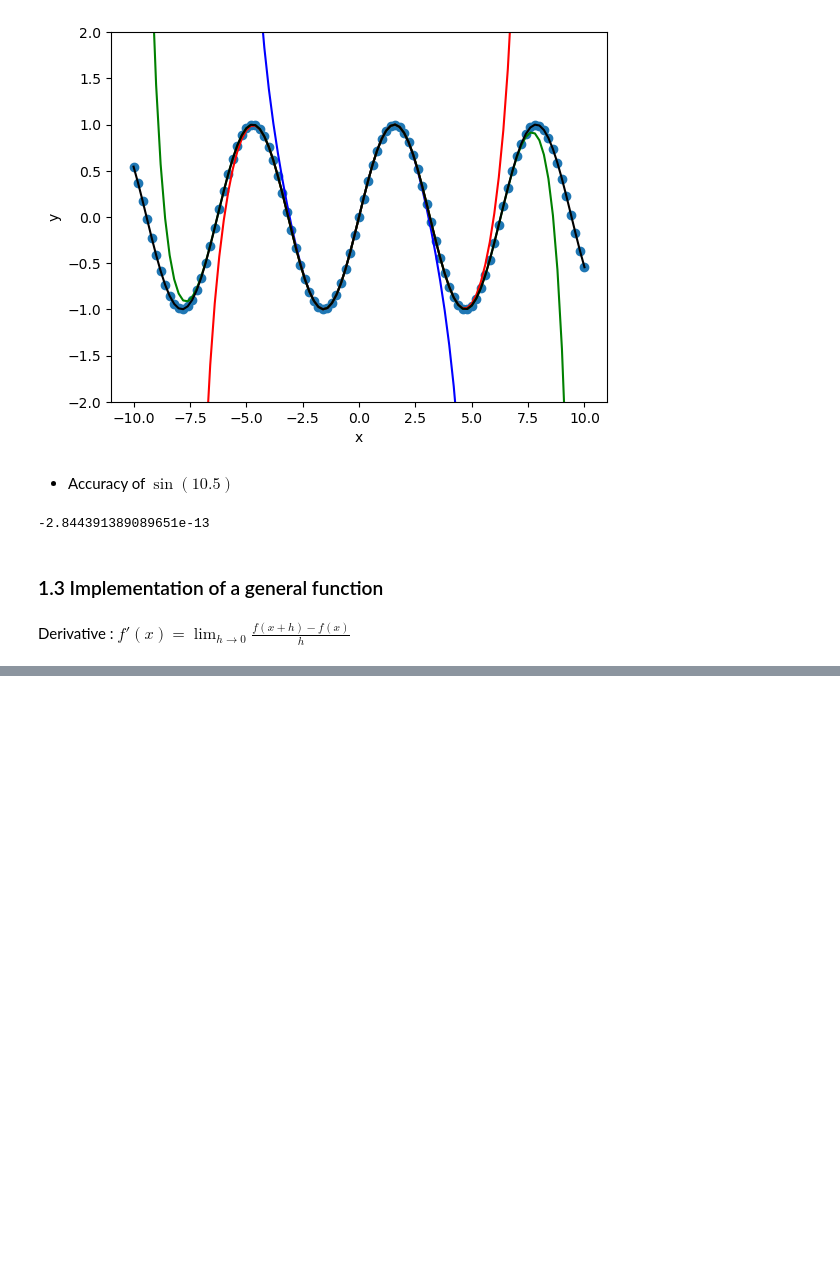
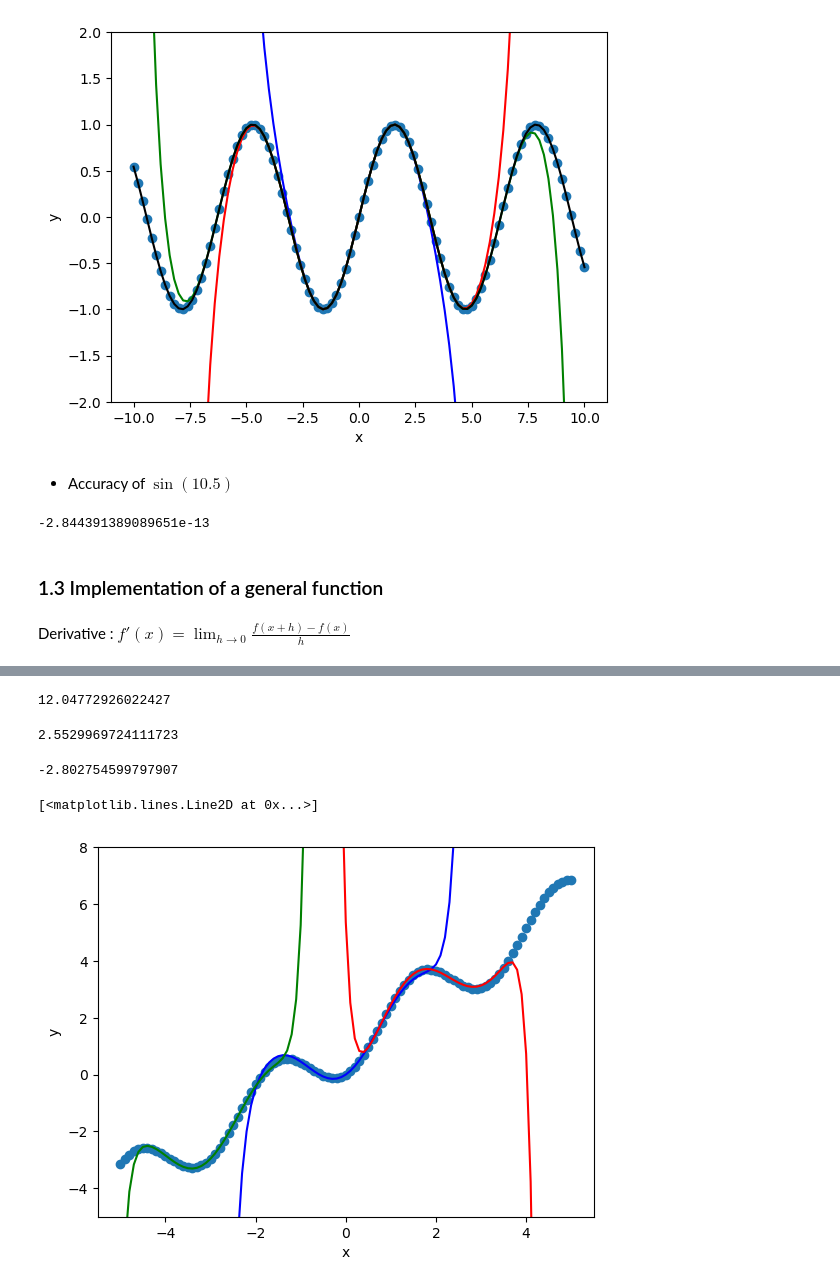
Before and after one commit to A-Hashemiann/Computational-Science, a Jupyter notebook: Computational-Physics/Taylor_Series.ipynb, the cells around one changed output, grey strips where cells are left out. Cells and saved outputs as stored; diff of their text form; code cells hidden in the pictures; blank space fills up the shorter version.

Commit message:
Taylor_Series

```diff
--- a/Computational-Physics/Taylor_Series.ipynb
+++ b/Computational-Physics/Taylor_Series.ipynb
@@ -100,3 +100,6 @@ def derivative(f, x, h):
 # %%
 def func(x):
     return 2*np.sin(x)**2 + x
+# %%
+x0 = 10.5
+h = 0.1
@@ -102,0 +116,50 @@ def func(x):
+# %%
+def nDerivative(f, x, h, n):
+    # f: Function
+    # x: Argument of f
+    # h: Stepsize
+    # n: nth derivative
+    t = 0
+    for k in range(n+1):
+        t = t + (-1)**(k+n) * np.math.factorial(n) / (np.math.factorial(k) * np.math.factorial(n-k)) * f(x + k*h)
+    return t / h**n
+# %%
+nDerivative(func, x0, h, 0)
+# %% [output]
+12.04772926022427
+# %%
+nDerivative(func, x0, h, 1)
+# %% [output]
+2.5529969724111723
+# %%
+nDerivative(func, x0, h, 2)
+# %% [output]
+-2.802754599797907
+# %%
+def taylor(f, x, x0, nmax, h):
+    # f: Function
+    # x: Argument
+    # x0: Argument at which the derivatives will be calculated
+    # nmax: n at which the series will terminate
+    # h: Stepsize
+    t = 0
+    for n in range(nmax+1):
+        t = t + nDerivative(f, x0, h, n) * (x-x0)**n / np.math.factorial(n)
+    return t
+# %%
+plt.xlabel('x')
+plt.ylabel('y')
+plt.ylim([-5,8])
+
+x_list = np.linspace(-5,5,101)
+plt.scatter(x_list, func(x_list))
+
+nmax = 15
+h = 0.05
+
+plt.plot(x_list, taylor(func, x_list, 0, nmax, h), 'blue')
+plt.plot(x_list, taylor(func, x_list, 2, nmax, h), 'red')
+plt.plot(x_list, taylor(func, x_list, -3, nmax, h), 'green')
+# %% [output]
+[<matplotlib.lines.Line2D at 0x...>]
+[figure, added]
```
Also changed, not shown: parts of 3 cells of this notebook.
